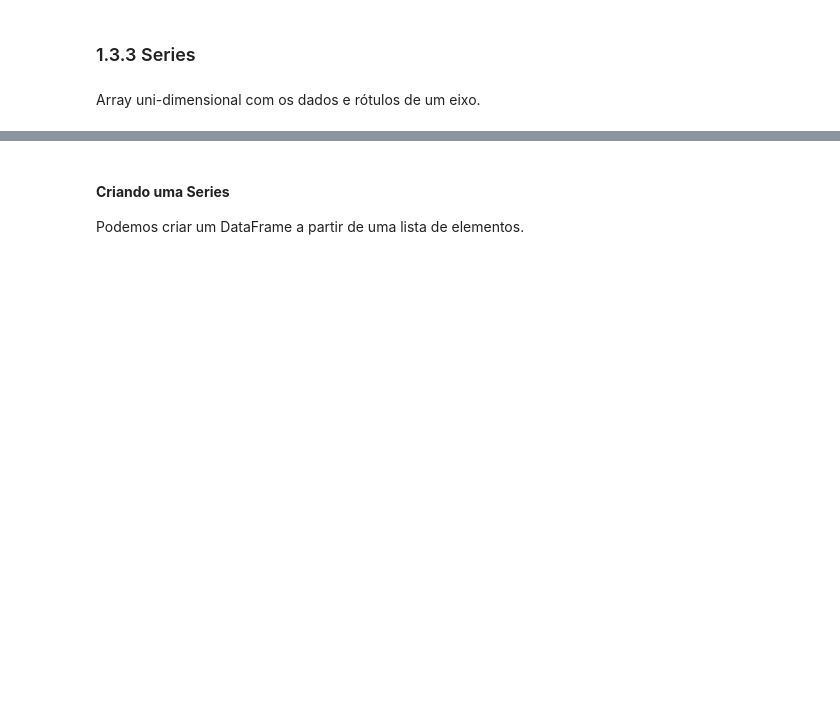
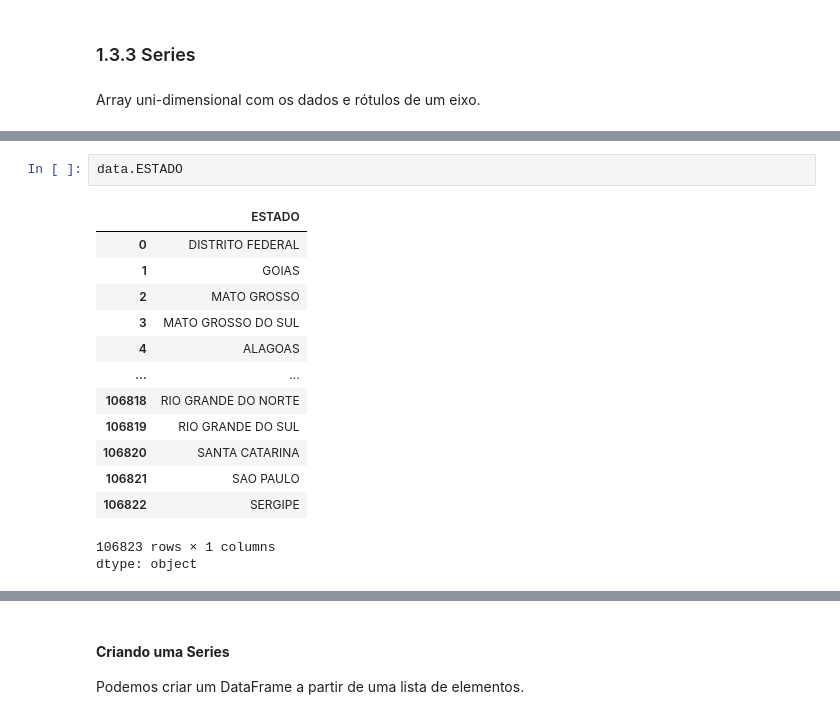
Before and after one commit to GustavoEmanuel901/Pandas-Python, a Jupyter notebook: manipulacao_de_dados_codigo_base.ipynb, the cells around one changed output, grey strips where cells are left out. Drawn from its saved outputs; the diff is of its cells as text; blank space fills up the shorter version.

```diff
--- a/manipulacao_de_dados_codigo_base.ipynb
+++ b/manipulacao_de_dados_codigo_base.ipynb
@@ -256,0 +284,17 @@ Array uni-dimensional com os dados e rótulos de um eixo.
+# %%
+data.ESTADO
+# %% [output]
+|  | ESTADO |
+| 0 | DISTRITO FEDERAL |
+| 1 | GOIAS |
+| 2 | MATO GROSSO |
+| 3 | MATO GROSSO DO SUL |
+| 4 | ALAGOAS |
+| ... | ... |
+| 106818 | RIO GRANDE DO NORTE |
+| 106819 | RIO GRANDE DO SUL |
+| 106820 | SANTA CATARINA |
+| 106821 | SAO PAULO |
+| 106822 | SERGIPE |
+106823 rows × 1 columns
+dtype: object
```
Also changed, not shown: parts of 7 cells of this notebook.
